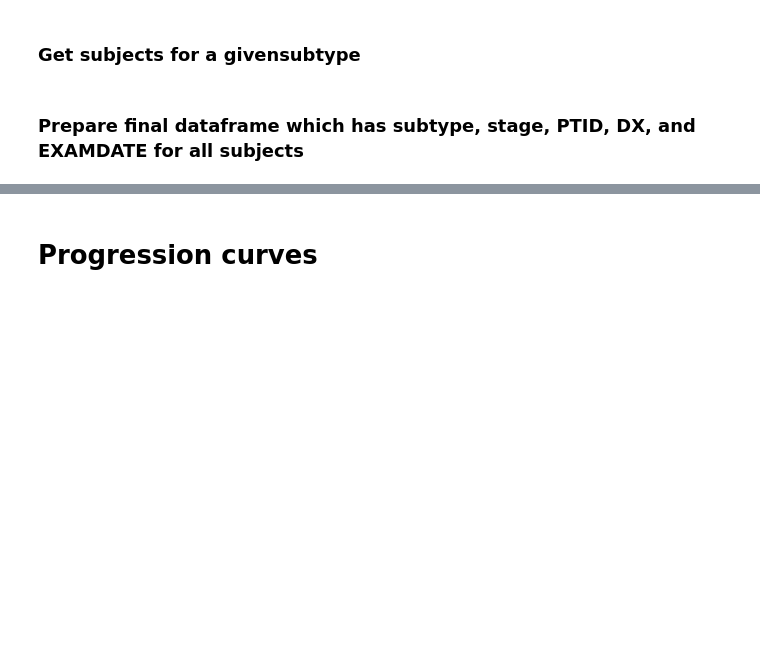
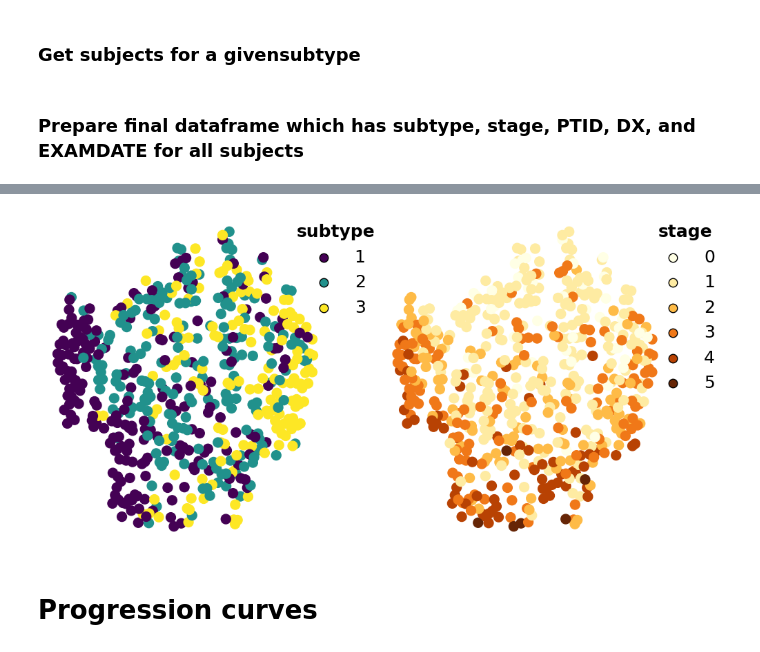
Before and after one commit to pathology-dynamics/s-SuStaIn, a Jupyter notebook: notebooks/s-SuStaIn-plotting.ipynb, the cells around one changed output, grey strips where cells are left out. Cells and saved outputs as stored; diff of their text form; code cells hidden in the pictures; blank space fills up the shorter version.

```diff
--- a/notebooks/s-SuStaIn-plotting.ipynb
+++ b/notebooks/s-SuStaIn-plotting.ipynb
@@ -226,3 +243,36 @@ fname = "stage_hist_subtype_{}.png".format(int(subtype_select+1))
+# %%
+# palette="autumn_r",
+SuStaIn_embedded = TSNE(n_components=2, learning_rate='auto',
+                       init='pca', perplexity=30, random_state=0).fit_transform(SuStaIn_df_rel[MRI_cols].values)
+fig, ax = plt.subplots(1,2,figsize=(10,5))
+sns.scatterplot(x=SuStaIn_embedded[:,0], y=SuStaIn_embedded[:,1],
+                palette = "viridis", s = 100, ax = ax[0],edgecolor='face', linewidth=1,
+                hue = SuStaIn_df_rel["subtype"].astype(int))
+sns.scatterplot(x=SuStaIn_embedded[:,0], y=SuStaIn_embedded[:,1],
+                s = 100, ax = ax[1], palette="YlOrBr", edgecolor='face', linewidth=1,
+                hue = SuStaIn_df_rel["stage"].astype(int))
+ax[0].legend(loc='upper right', bbox_to_anchor=(1.2, 1.0),
+             borderaxespad=0., frameon=False, fontsize=18,
+            markerscale=1.5, title="subtype",
+             title_fontproperties={'weight':'bold', 'size':18})
+ax[1].legend(loc='upper right', bbox_to_anchor=(1.2, 1.0),
+             borderaxespad=0., frameon=False, fontsize=18,
+            markerscale=1.5, title="stage",
+             title_fontproperties={'weight':'bold', 'size':18})
+
+for ha in ax[0].legend_.legendHandles:
+    ha.set_edgecolor("k")
+
+for ha in ax[1].legend_.legendHandles:
+    ha.set_edgecolor("k")
+
+# ax[1].legend(bbox_to_anchor=(1.3, 1), loc='upper right', borderaxespad=0., frameon=False)
+ax[0].axis("off")
+ax[1].axis("off")
+fig.tight_layout()
+fig.savefig("/nethome/rtandon32/ebm/s-SuStain-outputs/sim_tadpole9_mixture_GMM/figures/subtypes_3/t-SNE_MCI_full.png", dpi=400)
+# %% [output]
+[figure, added]
 # %% [markdown]
 # Progression curves
 # %%
```
Also changed, not shown: parts of 24 cells of this notebook, 4 other files.
